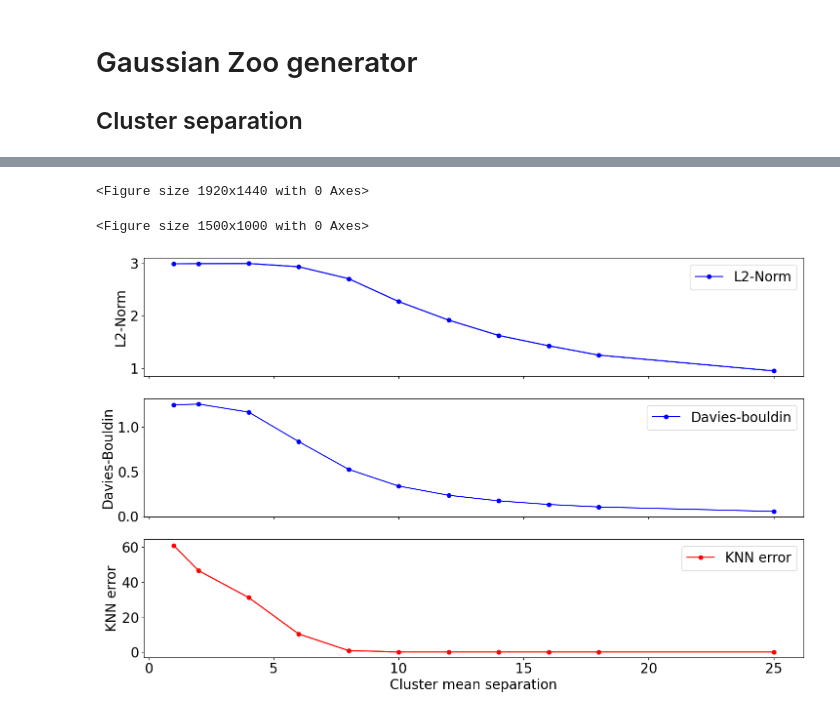
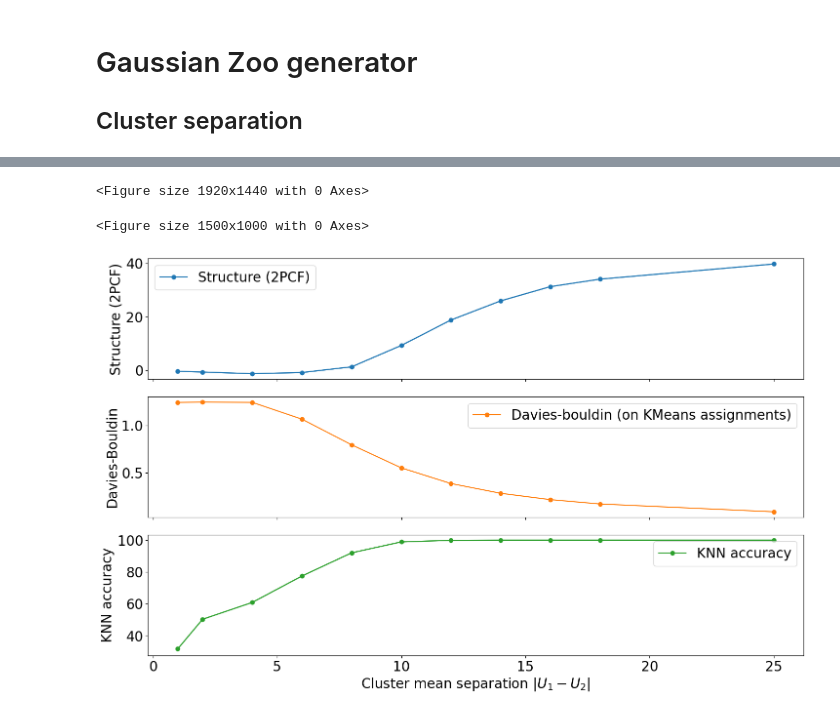
Before and after one commit to Koketsoc137/spectra_for_features, a Jupyter notebook: autocorrelation.ipynb, the cells around one changed output, grey strips where cells are left out. Saved outputs shown, nothing was run; the diff lists cells and outputs as text; code cells hidden in the pictures.

```diff
--- a/autocorrelation.ipynb
+++ b/autocorrelation.ipynb
@@ -62,7 +63,7 @@ labels = []
 acc = []
 importlib.reload(AstroMLmod)
 
-cov_ranges  = [20,40,80,160,240,320,400,480,640,730,800,1000]
+cov_ranges  = [80,160,240,320,400,480,640,730,800,1000,1500,2000]
 
 for i in range(num_samples):
     for item in range(points_per_gaussian):
@@ -143,7 +144,7 @@ for cov_diagonal in cov_ranges:
 
 
 
-    viz.shade(predictions = k_labels,numof_class =len(means),embedded_dataset = gaussian_space,alpha = 0.5,size = 5)
+    viz.shade(name = "$\sigma_{xx}  = $"+str(cov_diagonal),predictions = labels,numof_class =len(means),embedded_dataset = gaussian_space,alpha = 0.5,size = 5,hard_coloring = True)
 
 
     if cov_range[0] in [0]:#[2.5,160,320,640]:
@@ -285,8 +254,0 @@ array([1.        , 1.19581317, 1.42996915, 1.70997595, 2.04481177,
-# %%
-fig = plt.figure(dpi = 300)
-plt.style.use("default")
-plt.figure(figsize=(15,10))
-plt.plot(chi_scores)
-plt.ylabel("Chi score",fontsize = 20)
-plt.xlabel("50 features spaces from 2 Gaussians",fontsize = 20)
-plt.show()
@@ -426,7 +373,7 @@ for separation in mean_separation:
 
 
 
-    viz.shade(predictions = k_labels,numof_class =len(means),embedded_dataset = gaussian_space,alpha = 0.5,size = 5)
+    viz.shade(name = "$ |u_1-u_2|  = $"+str(separation*2),predictions = labels,numof_class =len(means),embedded_dataset = gaussian_space,alpha = 0.5,size = 5,hard_coloring = True)
 
 
     if cov_range[0] in [0]:#[2.5,160,320,640]:
@@ -489,41 +436,41 @@ fig, axs = plt.subplots(3, 1, sharex=True, figsize=(15, 10))
 
 x = [sep for sep in  mean_separation]
 yerr = np.array([b for a,b in norm_scores])
-y = np.array([3-a for a,b in  norm_scores])
+y = np.array([a for a,b in  norm_scores])
 
 #plt.plot(x, y,color = "blue",marker = "o",alpha = 0.3)
 #plt.errorbar(x, y, yerr = yerr, color = "blue",alpha = 1)
 
-axs[0].plot(x, y,color = "blue",marker = "o",alpha = 1,label='L2-Norm')
+axs[0].plot(x, y,color = "C0",marker = "o",alpha = 1,label='Structure (2PCF)')
 
-axs[0].errorbar(x, y, yerr = yerr, color = "blue",alpha = 1)
+axs[0].errorbar(x, y, yerr = yerr, color = "C0",alpha = 1)
 
-axs[0].set_ylabel('L2-Norm')
+axs[0].set_ylabel('Structure (2PCF)')
 axs[0].legend()
 
 
-axs[1].plot(x, [a for a in davies_scores],color = "blue",marker = "o",alpha = 1,label='Davies-bouldin')
+axs[1].plot(x, [a for a in davies_scores],color = "C1",marker = "o",alpha = 1,label='Davies-bouldin (on KMeans assignments)')
 
 
 axs[1].set_ylabel('Davies-Bouldin')
 axs[1].legend()
 
 
-axs[2].plot(x,[100-a for a,b in acc], marker = "o",alpha = 1,label='KNN error', color = "red")
-axs[2].errorbar(x, [100-a for a,b in acc],yerr = [b for a,b in  acc], color = "red",alpha = 1)
+axs[2].plot(x,[a for a,b in acc], marker = "o",alpha = 1,label='KNN accuracy', color = "C2")
+axs[2].errorbar(x, [a for a,b in acc],yerr = [b for a,b in  acc], color = "C2",alpha = 1)
 
-axs[2].set_ylabel('KNN error')
-axs[2].set_xlabel('Cluster mean separation')
+axs[2].set_ylabel('KNN accuracy')
+axs[2].set_xlabel('Cluster mean separation $|U_1 - U_2|$')
 axs[2].legend()
 
 # Add a global title
 #fig.suptitle('Stacked Subplots with Shared X-axis', fontsize=16)
 # Adjust spacing
 plt.tight_layout(rect=[0, 0, 1, 0.95])
 
 # Show plot
 plt.show()
 # %% [output]
 <Figure size 1920x1440 with 0 Axes>
 <Figure size 1500x1000 with 0 Axes>
-[figure, old version]
+[figure, new version]
```
Also changed, not shown: parts of 23 cells of this notebook.
